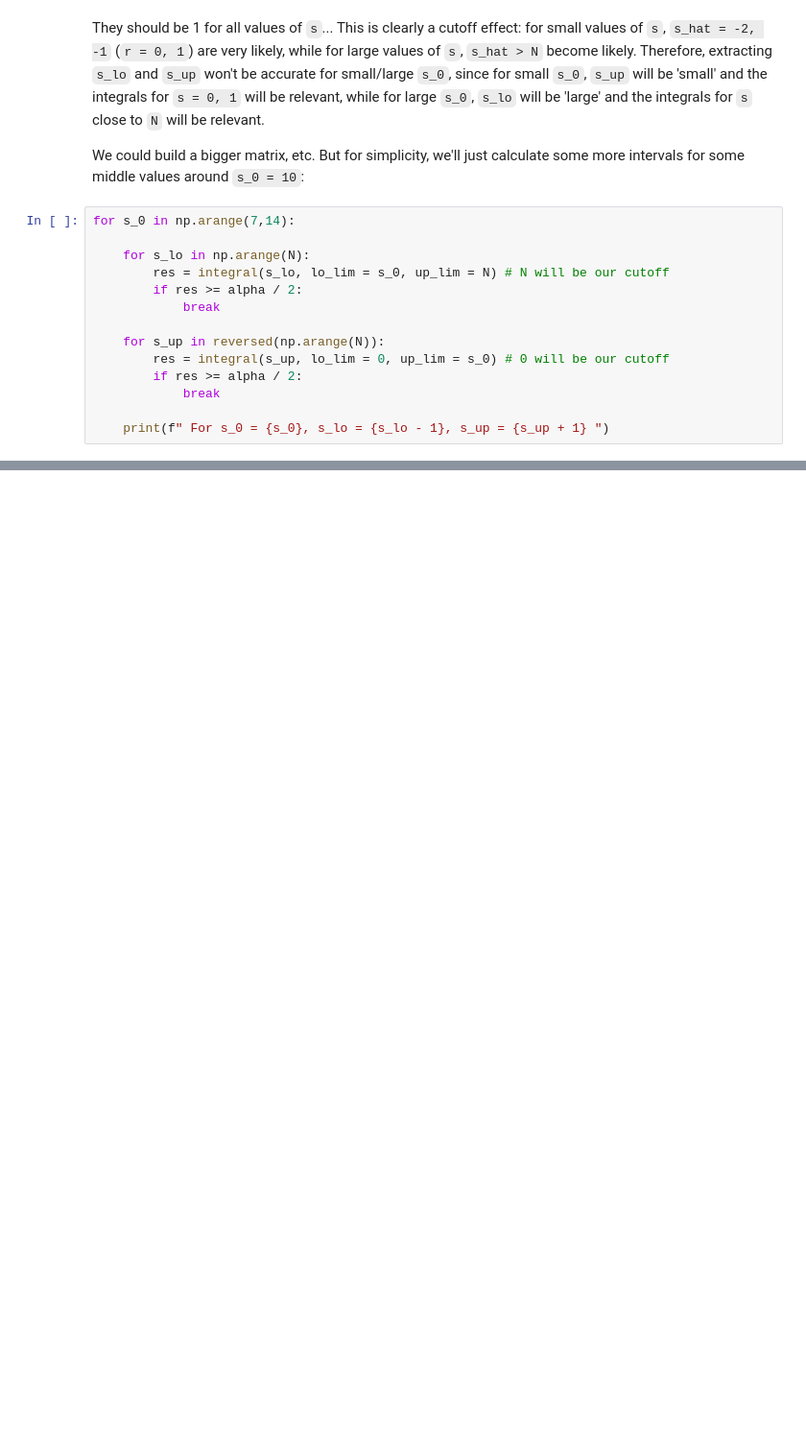
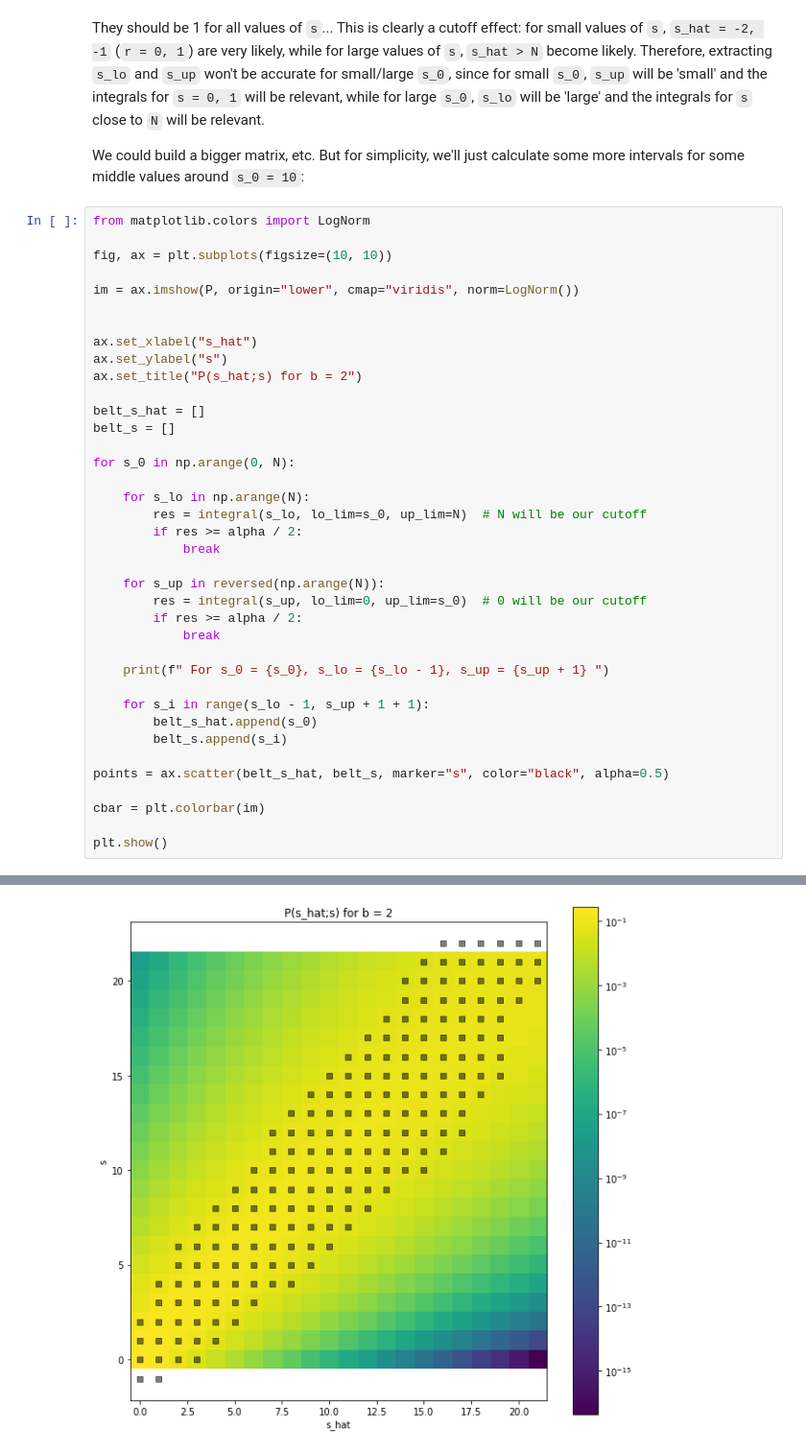
Before and after one commit to Oscar-PL/master-mcm-material, a Jupyter notebook: challenges/Challenge3.ipynb, the cells around one changed output, grey strips where cells are left out. Shown at 96% size. Drawn from its saved outputs; the diff is of its cells as text; blank space fills up the shorter version.

Commit message:
formatting, added tentative belts

```diff
--- a/challenges/Challenge3.ipynb
+++ b/challenges/Challenge3.ipynb
@@ -138,17 +141,41 @@ They should be 1 for all values of `s`... This is clearly a cutoff effect: for s
 
 We could build a bigger matrix, etc. But for simplicity, we'll just calculate some more intervals for some middle values around `s_0 = 10`:
 # %%
-for s_0 in np.arange(7,14):
+from matplotlib.colors import LogNorm
+
+fig, ax = plt.subplots(figsize=(10, 10))
+
+im = ax.imshow(P, origin="lower", cmap="viridis", norm=LogNorm())
+
+
+ax.set_xlabel("s_hat")
+ax.set_ylabel("s")
+ax.set_title("P(s_hat;s) for b = 2")
+
+belt_s_hat = []
+belt_s = []
+
+for s_0 in np.arange(0, N):
 
     for s_lo in np.arange(N):
-        res = integral(s_lo, lo_lim = s_0, up_lim = N) # N will be our cutoff
+        res = integral(s_lo, lo_lim=s_0, up_lim=N)  # N will be our cutoff
         if res >= alpha / 2:
             break
 
     for s_up in reversed(np.arange(N)):
-        res = integral(s_up, lo_lim = 0, up_lim = s_0) # 0 will be our cutoff
+        res = integral(s_up, lo_lim=0, up_lim=s_0)  # 0 will be our cutoff
         if res >= alpha / 2:
             break
 
     print(f" For s_0 = {s_0}, s_lo = {s_lo - 1}, s_up = {s_up + 1} ")
+
+    for s_i in range(s_lo - 1, s_up + 1 + 1):
+        belt_s_hat.append(s_0)
+        belt_s.append(s_i)
+
+points = ax.scatter(belt_s_hat, belt_s, marker="s", color="black", alpha=0.5)
+
+cbar = plt.colorbar(im)
+
+plt.show()
 # %% [output]
@@ -161,0 +199 @@ for s_0 in np.arange(7,14):
+[figure, added]
```
Also changed, not shown: parts of 7 cells of this notebook.
